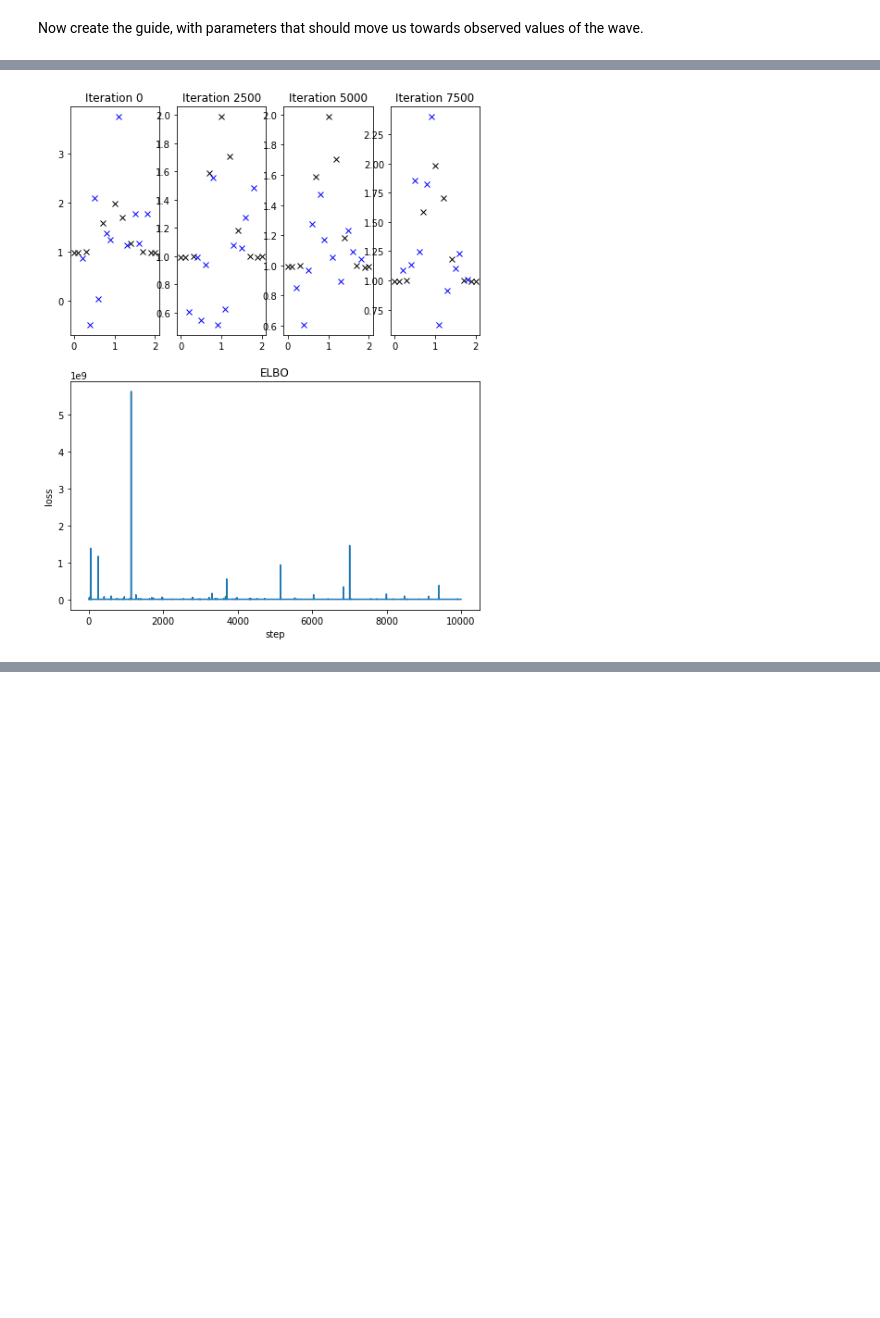
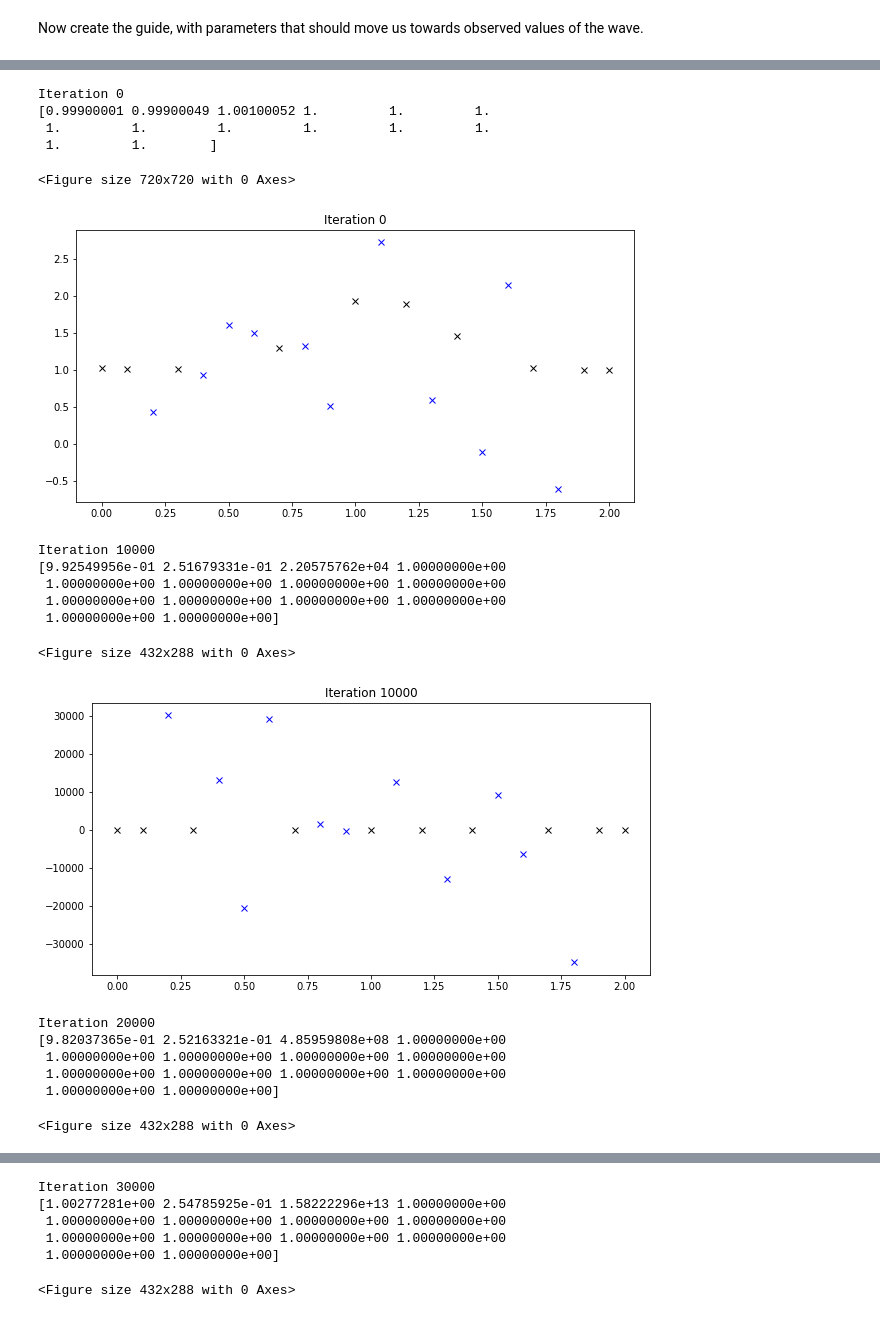
Before and after one commit to lm2612/InformaticsLab, a Jupyter notebook: 01_NDWave.ipynb, the cells around one changed output, grey strips where cells are left out. Saved outputs shown, nothing was run; the diff lists cells and outputs as text; code cells hidden in the pictures; blank space fills up the shorter version.

Commit message:
try using dimensions in sample h

```diff
--- a/01_NDWave.ipynb
+++ b/01_NDWave.ipynb
@@ -115,5 +129,5 @@ conditioned_wave = pyro.condition(wave, data=data)
 # %%
 # Check this gives conditioned values fixed
 for i in range(5):
-    u_observed = conditioned_wave(guess,plot_wave=True)
+    conditioned_wave(guess,plot_wave=True)
 # %% [output]
@@ -136,9 +151,13 @@ def wave_parametrized_guide(guess,plot_wave=False):
     h = torch.zeros(nx)
 
     # TEMPORARILY FIX OBSERVED INDICES
-    #observed_inds = [3, 20, 14, 10,  1, 17,  7, 12,  0, 19]
+    observed_inds = [3, 20, 14, 10,  1, 17,  7, 12,  0, 19]
+    x_points = np.linspace(0, 2, nx)
+    d = pyro.param("d", torch.tensor(1.),
+                   constraint=constraints.positive)
 
-    for i in range(nx):
+    for i in pyro.plate("x_axis",nx):
+
         # TEMP
         if (i in observed_inds):
             continue
@@ -146,12 +165,11 @@ def wave_parametrized_guide(guess,plot_wave=False):
         # This is probably the worst way to do it- just sampling at random from
         # A normal distribution and then constraining parameters. We could add
         # something that learns from the observartions we do have (eg GP) to do this
+        x = pyro.sample("x_{}".format(str(i)),dist.Normal(x_points[i],0.01))
+        c_i = pyro.param("c_{}".format(i),torch.tensor(1.))
 
-        c_i = pyro.param("c_{}".format(i),torch.tensor(1.))
-        d_i = pyro.param("d_{}".format(i), torch.tensor(1.),
-                         constraint=constraints.positive)
 
-        h[i] = (pyro.sample("h_{}".format(str(i)),dist.Normal(c_i,d_i)) )
+        h[i] = (pyro.sample("h_{}".format(str(i)),dist.Normal(c_i,d)) )
 
     if plot_wave:
         h = torch.detach(h)
@@ -195,38 +213,61 @@ optimizer = Adam(adam_params)
 svi = pyro.infer.SVI(model=conditioned_wave,
                      guide=wave_parametrized_guide,
                      optim=optimizer,
                      loss=pyro.infer.Trace_ELBO()
                      )
 
-num_steps = 10000
+num_steps = 50000
 # Save all parameters and losses
 params = np.zeros((num_steps,len(param_names)))
 losses = np.zeros(num_steps)
 fig = plt.figure(figsize=(10,10))
 
 plot_ind = 0
 for t in range(num_steps):
     losses[t] = (svi.step(guess=1.))
-    params[t,:] = [pyro.param(param_names[i]).item() for i in range(len(param_names))]
+    params[t,:] = [pyro.param(param_names[i]).item()
+                   for i in range(len(param_names))]
 
-    if (t%(num_steps/4)==0.):
-        ax = plt.subplot2grid((2, 5), (0, plot_ind));
+    if (t%10000==0.):
+        print('Iteration {}'.format(str(t)))
+        print(params[t,:])
+        plt.clf();
+        plt.figure(figsize=(10,5));
         speed,h=wave_parametrized_guide(guess)
-        ax.plot(np.linspace(0,2,nx)[observed_inds],
+        plt.plot(np.linspace(0,2,nx)[observed_inds],
          observed_h.numpy(),'kx');
         not_observed_inds = [i for i in range(nx)
                      if i not in observed_inds]
-        ax.plot(np.linspace(0,2,nx)[not_observed_inds],
+        plt.plot(np.linspace(0,2,nx)[not_observed_inds],
          h.detach().numpy()[not_observed_inds],'bx');
         plot_ind = plot_ind+1
-        plt.title('Iteration {}'.format(str(t)))
+        plt.title('Iteration {}'.format(str(t)));
+        plt.show();
 
 
 
 ax = plt.subplot2grid((2,5), (1, 0), colspan=4);
 ax.plot(losses);
 plt.title("ELBO");
 plt.xlabel("step");
 plt.ylabel("loss");
 # %% [output]
+Iteration 0
+[0.99900001 0.99900049 1.00100052 1.         1.         1.
+ 1.         1.         1.         1.         1.         1.
+ 1.         1.        ]
+<Figure size 720x720 with 0 Axes>
-[figure, old version]
+[figure, new version]
+Iteration 10000
+[9.92549956e-01 2.51679331e-01 2.20575762e+04 1.00000000e+00
+ 1.00000000e+00 1.00000000e+00 1.00000000e+00 1.00000000e+00
+ 1.00000000e+00 1.00000000e+00 1.00000000e+00 1.00000000e+00
+ 1.00000000e+00 1.00000000e+00]
+<Figure size 432x288 with 0 Axes>
+[figure, added]
+Iteration 20000
+[9.82037365e-01 2.52163321e-01 4.85959808e+08 1.00000000e+00
+ 1.00000000e+00 1.00000000e+00 1.00000000e+00 1.00000000e+00
+ 1.00000000e+00 1.00000000e+00 1.00000000e+00 1.00000000e+00
+ 1.00000000e+00 1.00000000e+00]
+<Figure size 432x288 with 0 Axes>
@@ -232,0 +275,6 @@ plt.ylabel("loss");
+Iteration 30000
+[1.00277281e+00 2.54785925e-01 1.58222296e+13 1.00000000e+00
+ 1.00000000e+00 1.00000000e+00 1.00000000e+00 1.00000000e+00
+ 1.00000000e+00 1.00000000e+00 1.00000000e+00 1.00000000e+00
+ 1.00000000e+00 1.00000000e+00]
+<Figure size 432x288 with 0 Axes>
```
Also changed, not shown: parts of 15 cells of this notebook.
